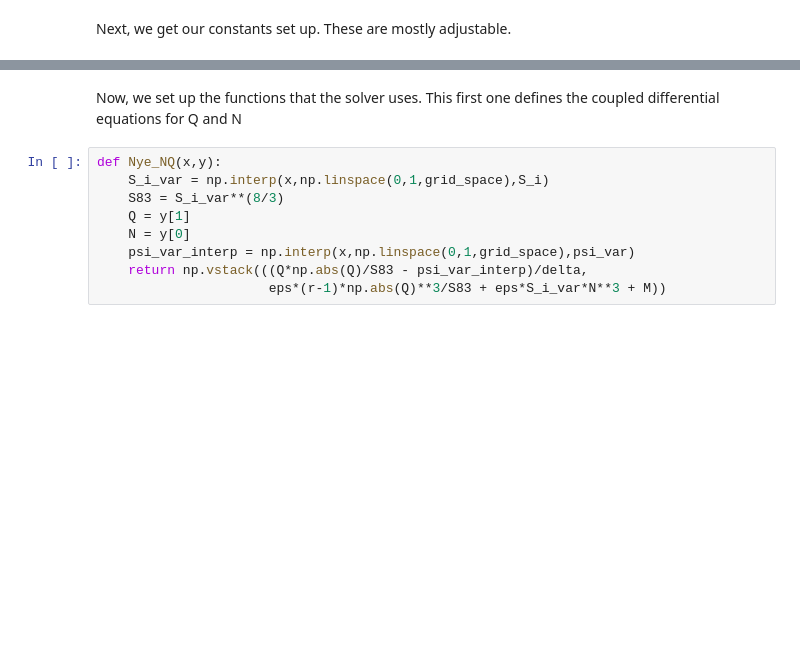
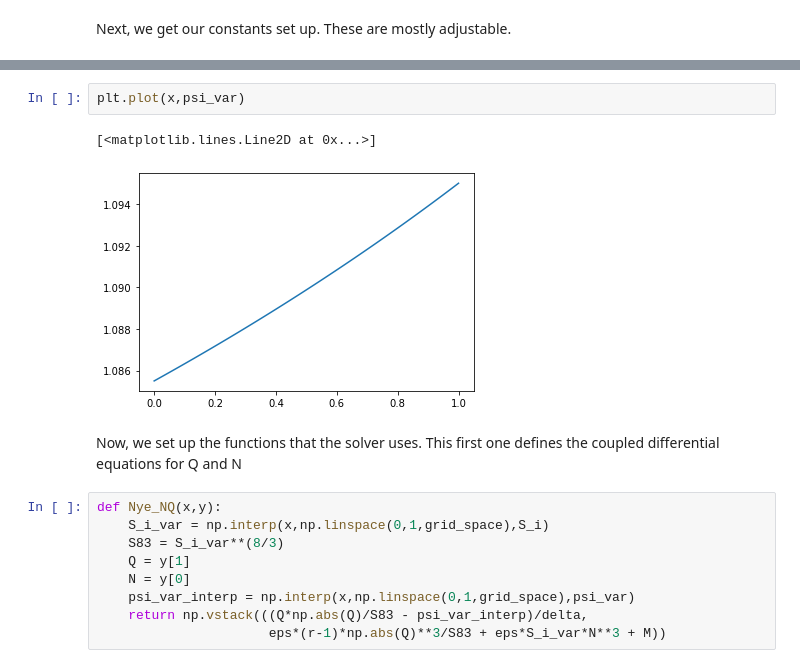
Before and after one commit to ldeo-glaciology/nye_eqns_bvp, a Jupyter notebook: nf_bvp_python/nf_bvp.ipynb, the cells around one changed output, grey strips where cells are left out. Cells and saved outputs as stored; diff of their text form; blank space fills up the shorter version.

```diff
--- a/nf_bvp_python/nf_bvp.ipynb
+++ b/nf_bvp_python/nf_bvp.ipynb
@@ -83,3 +89,8 @@ Nt = rho_i*g*1/N0
+# %%
+plt.plot(x,psi_var)
+# %% [output]
+[<matplotlib.lines.Line2D at 0x...>]
+[figure, added]
 # %% [markdown]
 Now, we set up the functions that the solver uses. This first one defines the coupled differential equations for Q and N
 # %%
```
Also changed, not shown: parts of 11 cells of this notebook, 1 other file.
